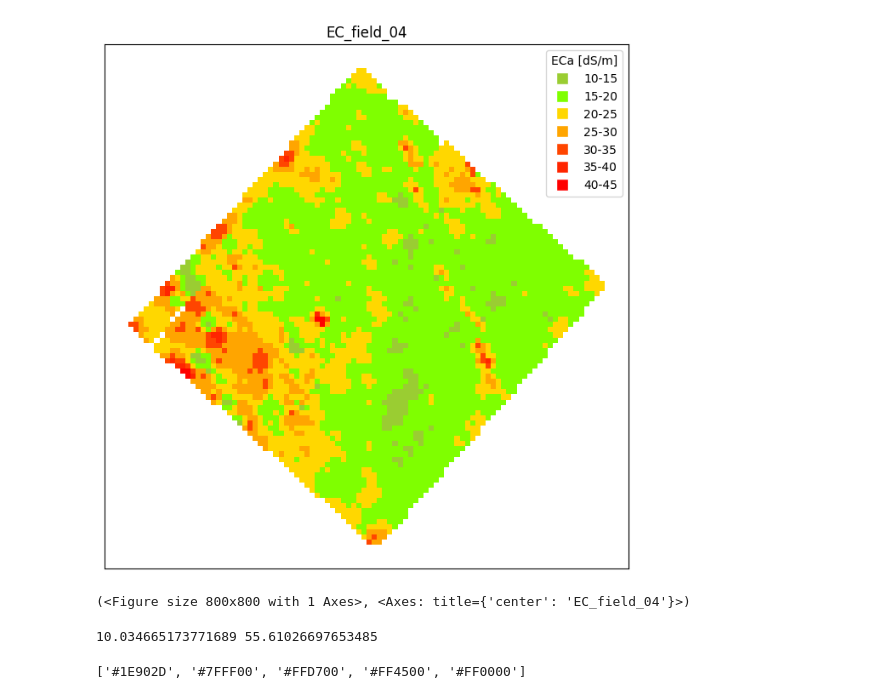
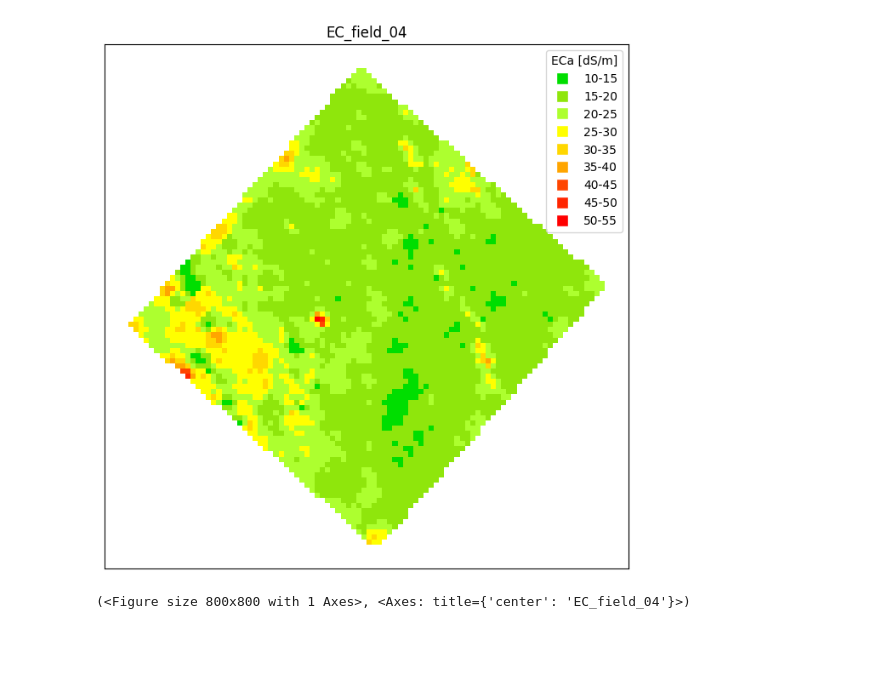
Before and after one commit to alejandroaleman/RtoPy, a Jupyter notebook: idw.ipynb, the cells around one changed output. Cells and saved outputs as stored; diff of their text form; code cells hidden in the pictures; blank space fills up the shorter version.

```diff
--- a/idw.ipynb
+++ b/idw.ipynb
@@ -26,9 +26,12 @@ def idw_interpolation(gdf, grid_gdf, radius=0, exponent=2, vname=''):
         # Iterar sobre los puntos de la grilla
         for idx, point in interpolated_gdf.iterrows():
             distances = gdf.distance(point.geometry)
-
-            # Aplicar distancia máxima (radius)
-            distances = distances[distances <= radius]
+            if len(distances[distances <= radius])!=0:
+                # Aplicar distancia máxima (radius)
+                distances = distances[distances <= radius]
+            else:
+                distances = distances[distances <= radius*2]
+            if len(distances)==0:print("No hay puntos")
             weights = 1 / (distances + 0.000001) ** exponent  # Se agrega un pequeño valor para evitar divisiones por cero
             interpolated_value = np.sum(weights * gdf[vname].loc[distances.index]) / np.sum(weights)
             interpolated_gdf.loc[idx, 'pred'] = interpolated_value
@@ -67,7 +70,13 @@ def plot_predictions(predictions,vname = 'pred',
 colors = [],breaks = [],
 plot_size=[10,10], show_plot=True,plot_title = 'Predictions over the grid',
 legend_title='Legend',legend=True):
-    if len(colors)+1!=len(breaks):
+    if len(colors)==0 and len(breaks)==0:
+        colors = ['#8FE60C','#ADFF2F','#FFFF00','#FFD700','#FF4500','#FF2500','#FF0000']
+        min, max = int(predictions[vname].min())-1,int(predictions[vname].max())+1
+        breaks = np.linspace(min, max, 8, endpoint=True)
+        breaks = np.round(breaks).astype(int)
+        print(len(breaks))
+    elif len(colors)+1!=len(breaks):
         return "You must specify a color for each interval"
     elif len(plot_size)!=2 or not isinstance(plot_size,list):
         return "The size of the graph must be specified in a list of two elements"
@@ -255,5 +264,6 @@ restringe=True,dist_m=np.array([5,10,100]),plot_res=True,debug=True)
 # Cargar tus datos en un GeoDataFrame
 data = gpd.read_file(filename="Data/ECa.gpkg",layer="EC_field_04")
 bound = gpd.read_file(filename="Data/F05_boundary.gpkg")
-pred, result, grid, idp, rmse, dist = idw_cross_validation(data=data,vname='EC30',plot_res=True,bound_grid=bound,grid_geom='Polygon',seed=701408733,restringe=True,dist_m=np.array([5,10]),idps=np.arange(2.5,4.25,0.25))
+# pred, result, grid, idp, rmse, dist = idw_cross_validation(data=data,vname='EC30',plot_res=True,bound_grid=bound,grid_geom='Polygon',seed=701408733,restringe=True,dist_m=np.array([5,10]),idps=np.arange(2.5,4.25,0.25))
+pred, result, grid = idw_cross_validation(data=data,vname='EC30',bound_grid=bound,grid_geom='Polygon',seed=701408733,restringe=True,dist_m=np.array([5]),idps=np.array([3]))[:3]
 # %% [output]
@@ -263,26 +272,18 @@ Predicting over the grid...
 # %%
 colors = [
-    #'#1E902D',
-    #'#3CB371',
-    '#9ACD32',
-    '#7FFF00',
+    '#00DE00',
+    '#8FE60C',
+    '#ADFF2F',
+    '#FFFF00',
     '#FFD700',
     '#FFA500',
     '#FF4500',
     '#FF2500',
     '#FF0000'
 ]
-breaks = [10, 15, 20, 25, 30, 35, 40, 45]
+breaks = [10, 15, 20, 25, 30, 35, 40, 45, 50 , 55]
 #breaks = [10, 20, 30, 40, 50, 60]
 plot_predictions(predictions=grid,colors=colors,breaks=breaks,plot_title='EC_field_04',legend_title='ECa [dS/m]')
 # %% [output]
-[figure, old version]
+[figure, new version]
 (<Figure size 800x800 with 1 Axes>, <Axes: title={'center': 'EC_field_04'}>)
-# %%
-print(grid['pred'].min(),grid['pred'].max())
-# %% [output]
-10.034665173771689 55.61026697653485
-# %%
-print(colors)
-# %% [output]
-['#1E902D', '#7FFF00', '#FFD700', '#FF4500', '#FF0000']
```
Also changed, not shown: parts of 3 cells of this notebook, 2 other files.
